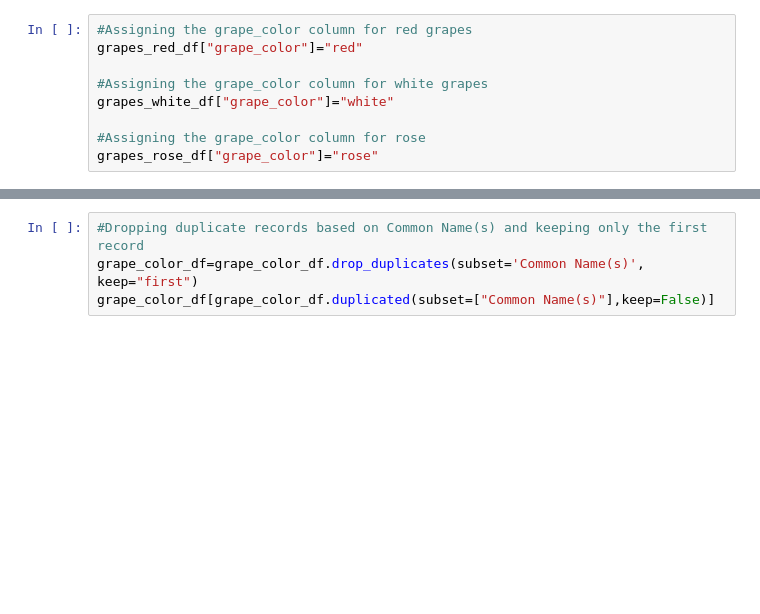
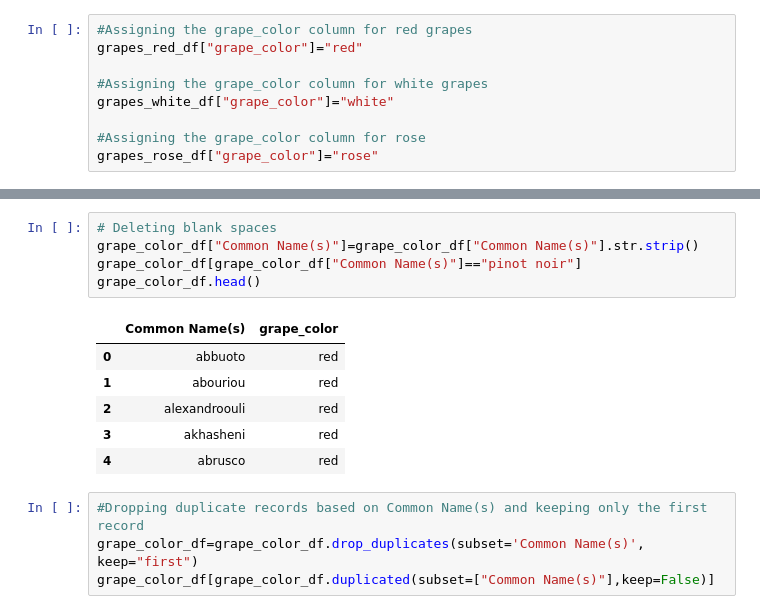
Before and after one commit to Kphad20/ETL-Project-Group5, a Jupyter notebook: Wine_db.ipynb, the cells around one changed output, grey strips where cells are left out. Drawn from its saved outputs; the diff is of its cells as text; blank space fills up the shorter version.

```diff
--- a/Wine_db.ipynb
+++ b/Wine_db.ipynb
@@ -247,3 +283,15 @@ grape_color_df[grape_color_df.duplicated(subset=["Common Name(s)"],keep=False)]
+# %%
+# Deleting blank spaces
+grape_color_df["Common Name(s)"]=grape_color_df["Common Name(s)"].str.strip()
+grape_color_df[grape_color_df["Common Name(s)"]=="pinot noir"]
+grape_color_df.head()
+# %% [output]
+|  | Common Name(s) | grape_color |
+| 0 | abbuoto | red |
+| 1 | abouriou | red |
+| 2 | alexandroouli | red |
+| 3 | akhasheni | red |
+| 4 | abrusco | red |
 # %%
 #Dropping duplicate records based on Common Name(s) and keeping only the first record
 grape_color_df=grape_color_df.drop_duplicates(subset='Common Name(s)', keep="first")
```
Also changed, not shown: parts of 16 cells of this notebook, 3 other files.
